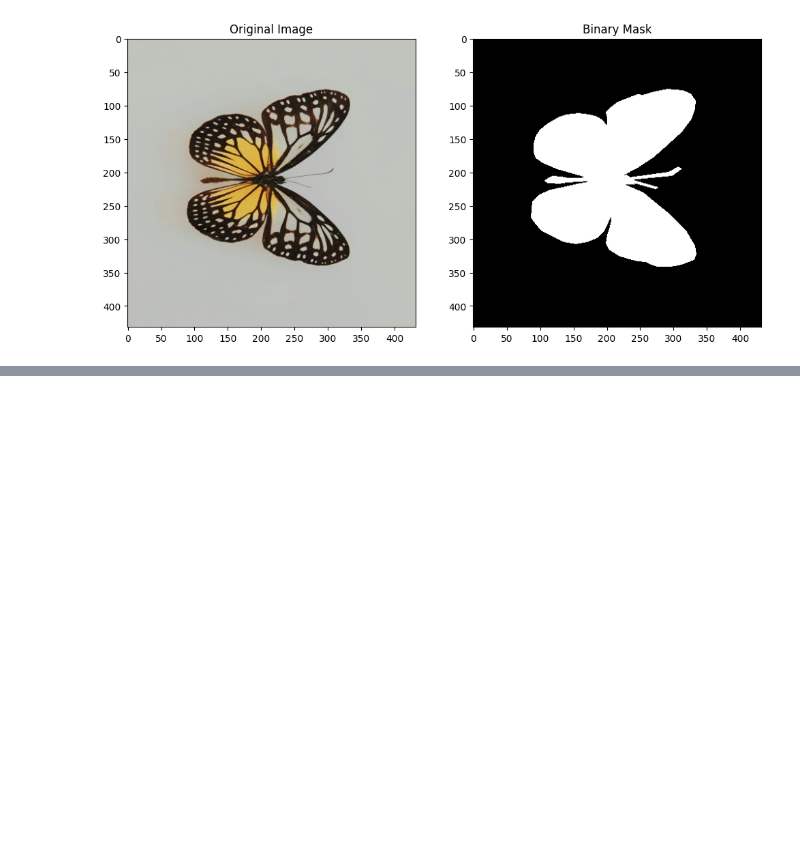
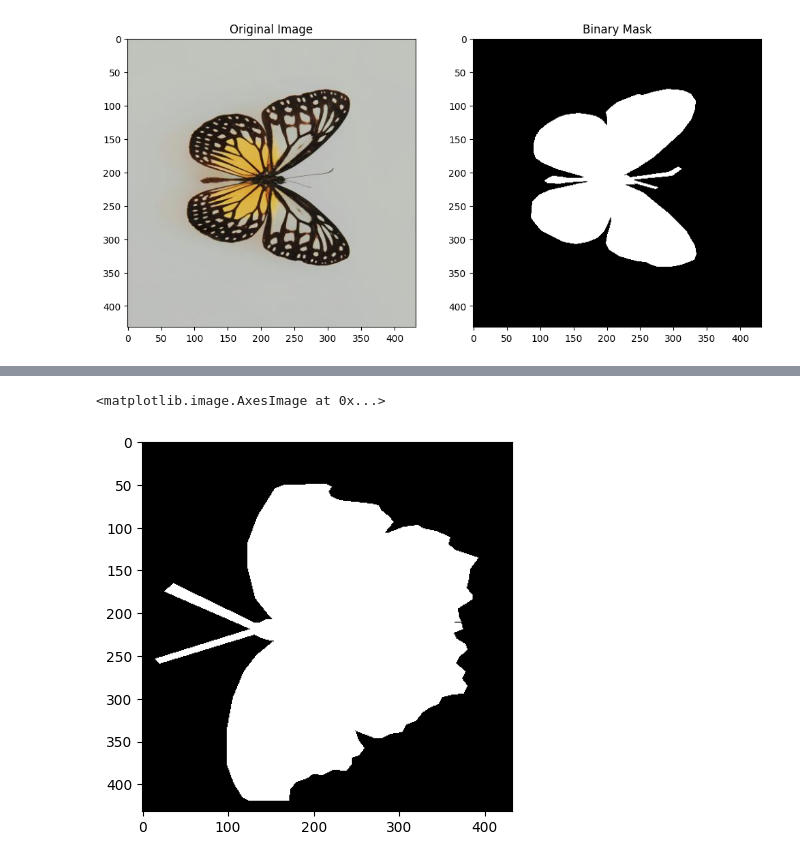
Before and after one commit to Optimus0205/Computer-Vision, a Jupyter notebook: 15_Semantic_Segmentation.ipynb, the cells around one changed output, grey strips where cells are left out. Cells and saved outputs as stored; diff of their text form; code cells hidden in the pictures; blank space fills up the shorter version.

```diff
--- a/15_Semantic_Segmentation.ipynb
+++ b/15_Semantic_Segmentation.ipynb
@@ -475,0 +513,5 @@ Mask saved successfully at /content//photo-1560263816-d704d83cce0f-1-_jpeg_mask.
+# %%
+plt.imshow(cv2.imread('new_masked_scaled.png'))
+# %% [output]
+<matplotlib.image.AxesImage at 0x...>
+[figure, added]
```
Also changed, not shown: parts of 7 cells of this notebook.
